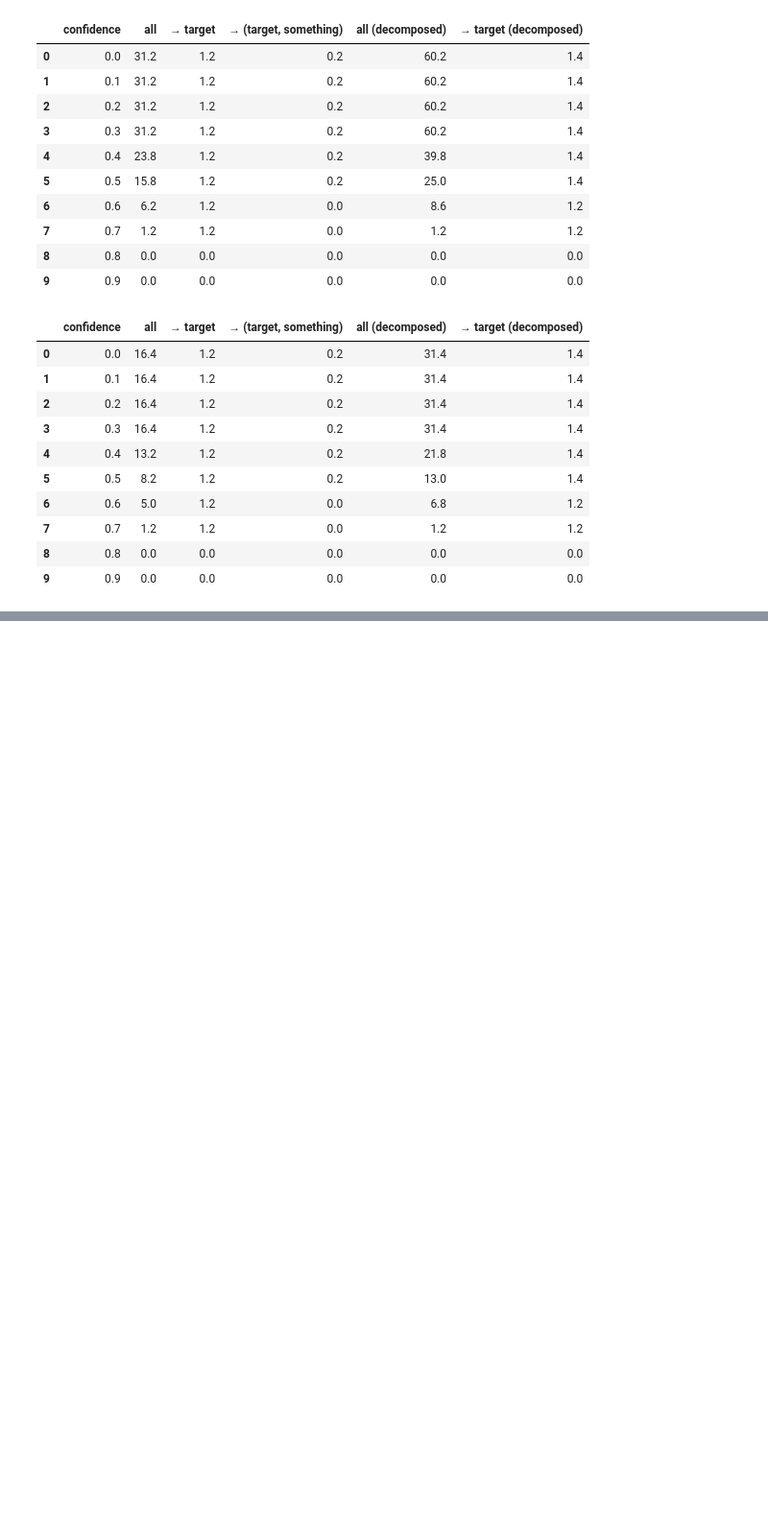
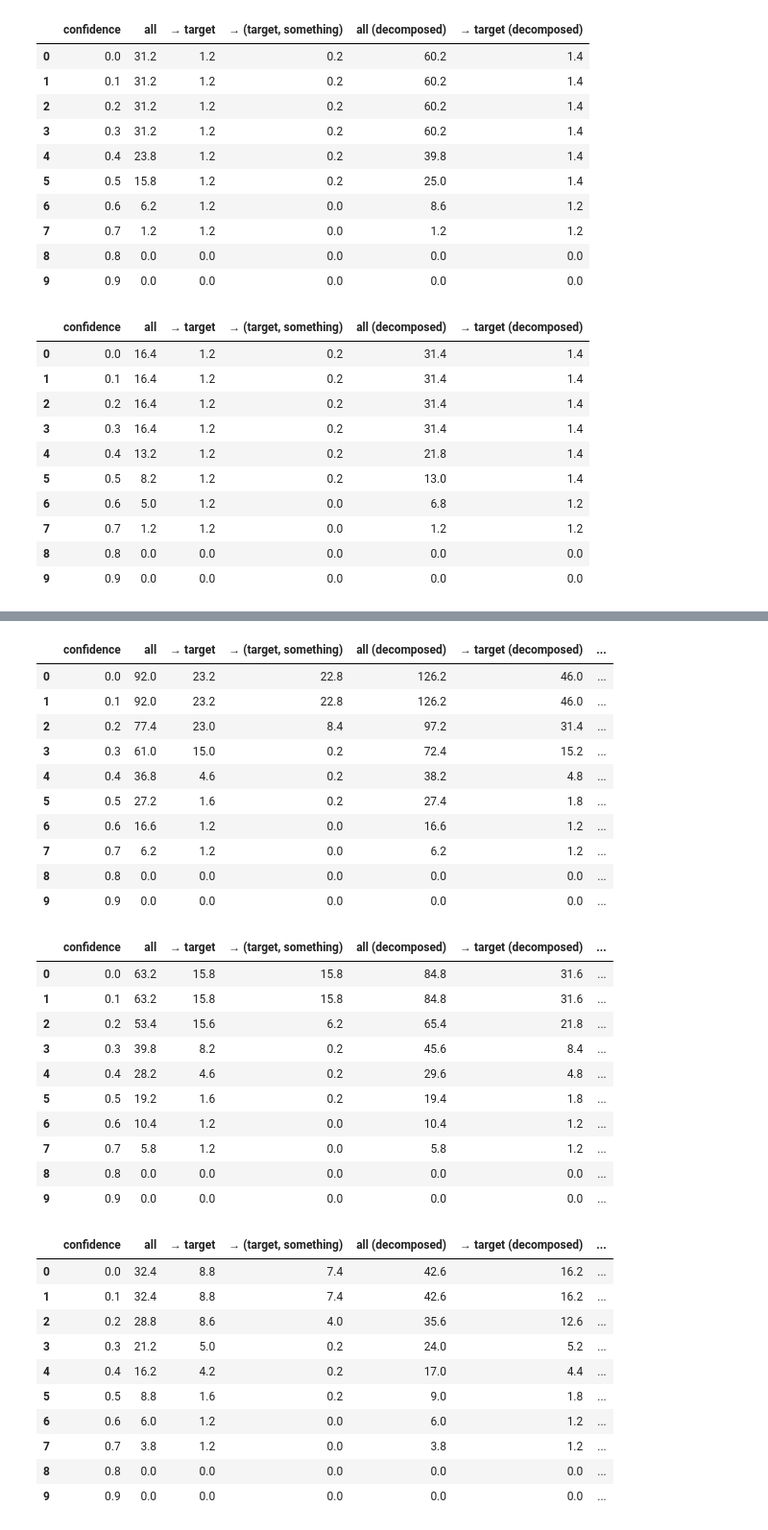
Before and after one commit to k-onoue/lukasiewicz_2, a Jupyter notebook: notebooks/Association_rule.ipynb, the cells around one changed output, grey strips where cells are left out. Shown at 96% size. Saved outputs shown, nothing was run; the diff lists cells and outputs as text; code cells hidden in the pictures; blank space fills up the shorter version.

```diff
--- a/notebooks/Association_rule.ipynb
+++ b/notebooks/Association_rule.ipynb
@@ -1047,0 +1352,52 @@ for rule_info_list in rule_info_list_list:
+# %%
+for rule_info_list in rule_info_list_list:
+
+    # DataFrameに格納するための空のリストを作成
+    data_list = []
+    confidence_values = [i/10 for i in range(10)]
+
+    # 繰り返し処理でデータを作成しリストに追加
+    for thr, info in zip(confidence_values, rule_info_list):
+        tmp = {}
+        for name, item in info.items():
+            tmp[name] = sum(item) / len(item)
+        tmp['target_nums'] = item
+        data_list.append({'confidence': thr, **tmp})
+
+    # DataFrameに変換
+    df = pd.DataFrame(data_list)
+    display(df)
+# %% [output]
+|  | confidence | all | → target | → (target, something) | all (decomposed) | → target (decomposed) | ... |
+| 0 | 0.0 | 92.0 | 23.2 | 22.8 | 126.2 | 46.0 | ... |
+| 1 | 0.1 | 92.0 | 23.2 | 22.8 | 126.2 | 46.0 | ... |
+| 2 | 0.2 | 77.4 | 23.0 | 8.4 | 97.2 | 31.4 | ... |
+| 3 | 0.3 | 61.0 | 15.0 | 0.2 | 72.4 | 15.2 | ... |
+| 4 | 0.4 | 36.8 | 4.6 | 0.2 | 38.2 | 4.8 | ... |
+| 5 | 0.5 | 27.2 | 1.6 | 0.2 | 27.4 | 1.8 | ... |
+| 6 | 0.6 | 16.6 | 1.2 | 0.0 | 16.6 | 1.2 | ... |
+| 7 | 0.7 | 6.2 | 1.2 | 0.0 | 6.2 | 1.2 | ... |
+| 8 | 0.8 | 0.0 | 0.0 | 0.0 | 0.0 | 0.0 | ... |
+| 9 | 0.9 | 0.0 | 0.0 | 0.0 | 0.0 | 0.0 | ... |
+|  | confidence | all | → target | → (target, something) | all (decomposed) | → target (decomposed) | ... |
+| 0 | 0.0 | 63.2 | 15.8 | 15.8 | 84.8 | 31.6 | ... |
+| 1 | 0.1 | 63.2 | 15.8 | 15.8 | 84.8 | 31.6 | ... |
+| 2 | 0.2 | 53.4 | 15.6 | 6.2 | 65.4 | 21.8 | ... |
+| 3 | 0.3 | 39.8 | 8.2 | 0.2 | 45.6 | 8.4 | ... |
+| 4 | 0.4 | 28.2 | 4.6 | 0.2 | 29.6 | 4.8 | ... |
+| 5 | 0.5 | 19.2 | 1.6 | 0.2 | 19.4 | 1.8 | ... |
+| 6 | 0.6 | 10.4 | 1.2 | 0.0 | 10.4 | 1.2 | ... |
+| 7 | 0.7 | 5.8 | 1.2 | 0.0 | 5.8 | 1.2 | ... |
+| 8 | 0.8 | 0.0 | 0.0 | 0.0 | 0.0 | 0.0 | ... |
+| 9 | 0.9 | 0.0 | 0.0 | 0.0 | 0.0 | 0.0 | ... |
+|  | confidence | all | → target | → (target, something) | all (decomposed) | → target (decomposed) | ... |
+| 0 | 0.0 | 32.4 | 8.8 | 7.4 | 42.6 | 16.2 | ... |
+| 1 | 0.1 | 32.4 | 8.8 | 7.4 | 42.6 | 16.2 | ... |
+| 2 | 0.2 | 28.8 | 8.6 | 4.0 | 35.6 | 12.6 | ... |
+| 3 | 0.3 | 21.2 | 5.0 | 0.2 | 24.0 | 5.2 | ... |
+| 4 | 0.4 | 16.2 | 4.2 | 0.2 | 17.0 | 4.4 | ... |
+| 5 | 0.5 | 8.8 | 1.6 | 0.2 | 9.0 | 1.8 | ... |
+| 6 | 0.6 | 6.0 | 1.2 | 0.0 | 6.0 | 1.2 | ... |
+| 7 | 0.7 | 3.8 | 1.2 | 0.0 | 3.8 | 1.2 | ... |
+| 8 | 0.8 | 0.0 | 0.0 | 0.0 | 0.0 | 0.0 | ... |
+| 9 | 0.9 | 0.0 | 0.0 | 0.0 | 0.0 | 0.0 | ... |
```
Also changed, not shown: parts of 8 cells of this notebook, 1 other file.
